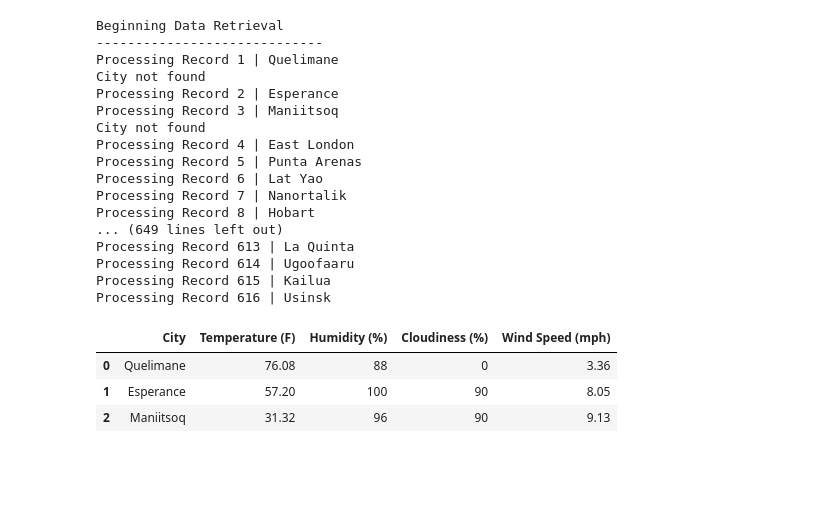
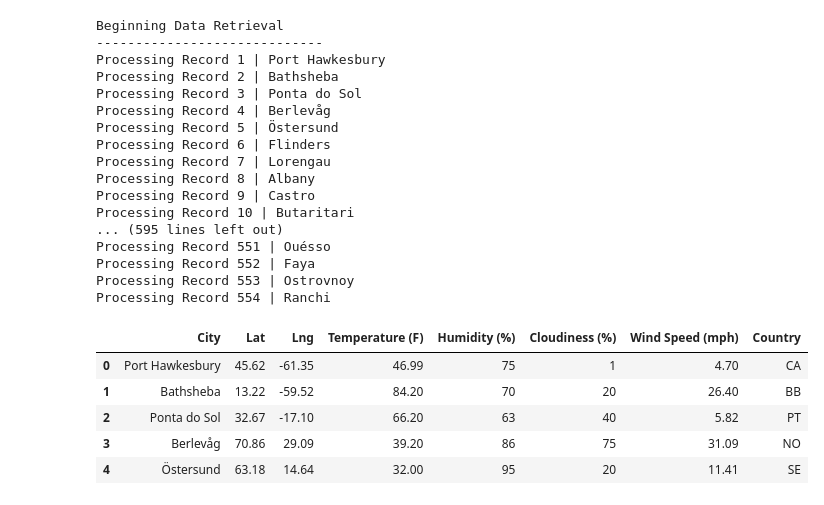
Before and after one commit to Heise1990/python-api-challenge, a Jupyter notebook: WeatherPy/WeatherPy.ipynb, the cells around one changed output. Cells and saved outputs as stored; diff of their text form; code cells hidden in the pictures; blank space fills up the shorter version.

```diff
--- a/WeatherPy/WeatherPy.ipynb
+++ b/WeatherPy/WeatherPy.ipynb
@@ -72,7 +72,7 @@ for city in cities:
     try:
         name = data["name"]
         city_list.append(name)
-        temp = data["main"]["temp"]
+        temp = data["main"]["temp_max"]
         temperature.append(temp)
         humid = data["main"]["humidity"]
         humidity.append(humid)
@@ -95,34 +95,40 @@ for city in cities:
 # %% [output]
 Beginning Data Retrieval
 -----------------------------
-Processing Record 1 | Quelimane
-City not found
-Processing Record 2 | Esperance
-Processing Record 3 | Maniitsoq
-City not found
-Processing Record 4 | East London
-Processing Record 5 | Punta Arenas
-Processing Record 6 | Lat Yao
-Processing Record 7 | Nanortalik
-Processing Record 8 | Hobart
-... (649 lines left out)
-Processing Record 613 | La Quinta
-Processing Record 614 | Ugoofaaru
-Processing Record 615 | Kailua
-Processing Record 616 | Usinsk
+Processing Record 1 | Port Hawkesbury
+Processing Record 2 | Bathsheba
+Processing Record 3 | Ponta do Sol
+Processing Record 4 | Berlevåg
+Processing Record 5 | Östersund
+Processing Record 6 | Flinders
+Processing Record 7 | Lorengau
+Processing Record 8 | Albany
+Processing Record 9 | Castro
+Processing Record 10 | Butaritari
+... (595 lines left out)
+Processing Record 551 | Ouésso
+Processing Record 552 | Faya
+Processing Record 553 | Ostrovnoy
+Processing Record 554 | Ranchi
 # %%
 city_weather = pd.DataFrame({
 
     "City": city_list,
+    "Lat": lat,
+    "Lng": long,
     "Temperature (F)": temperature,
     "Humidity (%)": humidity,
     "Cloudiness (%)": cloudiness,
-    "Wind Speed (mph)": wind_speed
+    "Wind Speed (mph)": wind_speed,
+    "Country": country
+
 })
 
 city_weather.head()
 # %% [output]
-|  | City | Temperature (F) | Humidity (%) | Cloudiness (%) | Wind Speed (mph) |
-| 0 | Quelimane | 76.08 | 88 | 0 | 3.36 |
-| 1 | Esperance | 57.20 | 100 | 90 | 8.05 |
-| 2 | Maniitsoq | 31.32 | 96 | 90 | 9.13 |
+|  | City | Lat | Lng | Temperature (F) | Humidity (%) | Cloudiness (%) | Wind Speed (mph) | Country |
+| 0 | Port Hawkesbury | 45.62 | -61.35 | 46.99 | 75 | 1 | 4.70 | CA |
+| 1 | Bathsheba | 13.22 | -59.52 | 84.20 | 70 | 20 | 26.40 | BB |
+| 2 | Ponta do Sol | 32.67 | -17.10 | 66.20 | 63 | 40 | 5.82 | PT |
+| 3 | Berlevåg | 70.86 | 29.09 | 39.20 | 86 | 75 | 31.09 | NO |
+| 4 | Östersund | 63.18 | 14.64 | 32.00 | 95 | 20 | 11.41 | SE |
```
Also changed, not shown: parts of 14 cells of this notebook, 4 other files.
